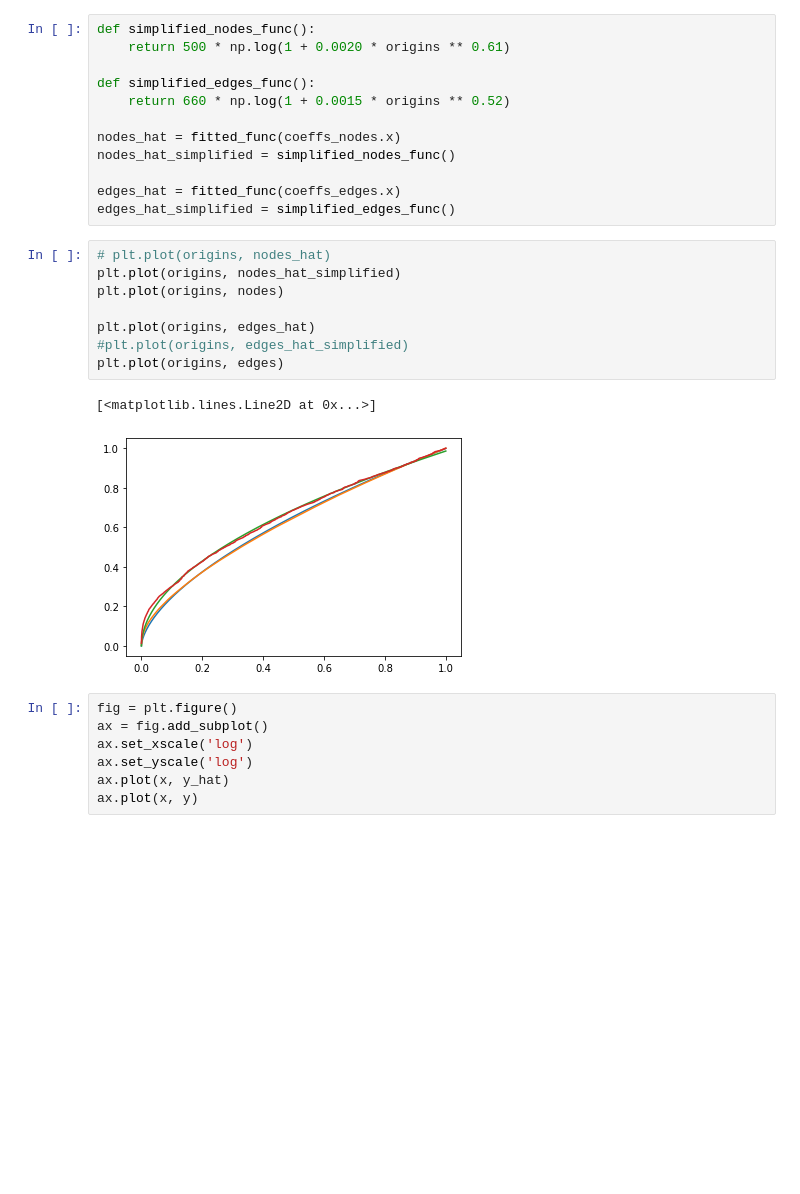
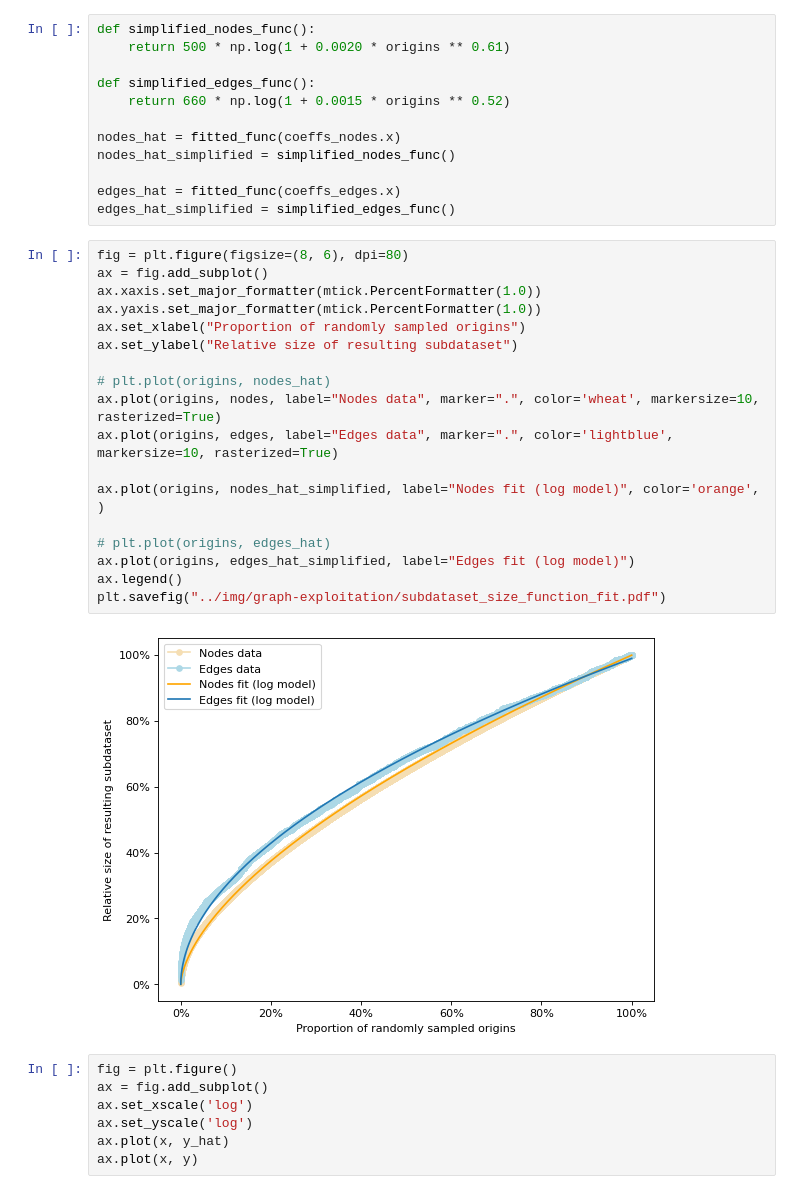
Before and after one commit to seirl/thesis, a Jupyter notebook: notebooks/subdataset-size-function.ipynb, the cells around one changed output. Cells and saved outputs as stored; diff of their text form; blank space fills up the shorter version.

Commit message:
Subdataset size function: show plot + fit line

```diff
--- a/notebooks/subdataset-size-function.ipynb
+++ b/notebooks/subdataset-size-function.ipynb
@@ -90,17 +90,26 @@ nodes_hat_simplified = simplified_nodes_func()
 
 edges_hat = fitted_func(coeffs_edges.x)
 edges_hat_simplified = simplified_edges_func()
-# %%
-# plt.plot(origins, nodes_hat)
-plt.plot(origins, nodes_hat_simplified)
-plt.plot(origins, nodes)
-
-plt.plot(origins, edges_hat)
-#plt.plot(origins, edges_hat_simplified)
-plt.plot(origins, edges)
-# %% [output]
-[<matplotlib.lines.Line2D at 0x...>]
-[figure, removed]
+# %%
+fig = plt.figure(figsize=(8, 6), dpi=80)
+ax = fig.add_subplot()
+ax.xaxis.set_major_formatter(mtick.PercentFormatter(1.0))
+ax.yaxis.set_major_formatter(mtick.PercentFormatter(1.0))
+ax.set_xlabel("Proportion of randomly sampled origins")
+ax.set_ylabel("Relative size of resulting subdataset")
+
+# plt.plot(origins, nodes_hat)
+ax.plot(origins, nodes, label="Nodes data", marker=".", color='wheat', markersize=10, rasterized=True)
+ax.plot(origins, edges, label="Edges data", marker=".", color='lightblue', markersize=10, rasterized=True)
+
+ax.plot(origins, nodes_hat_simplified, label="Nodes fit (log model)", color='orange', )
+
+# plt.plot(origins, edges_hat)
+ax.plot(origins, edges_hat_simplified, label="Edges fit (log model)")
+ax.legend()
+plt.savefig("../img/graph-exploitation/subdataset_size_function_fit.pdf")
+# %% [output]
+[figure, added]
 # %%
 fig = plt.figure()
 ax = fig.add_subplot()
```
Also changed, not shown: parts of 1 cell of this notebook, 2 other files.
